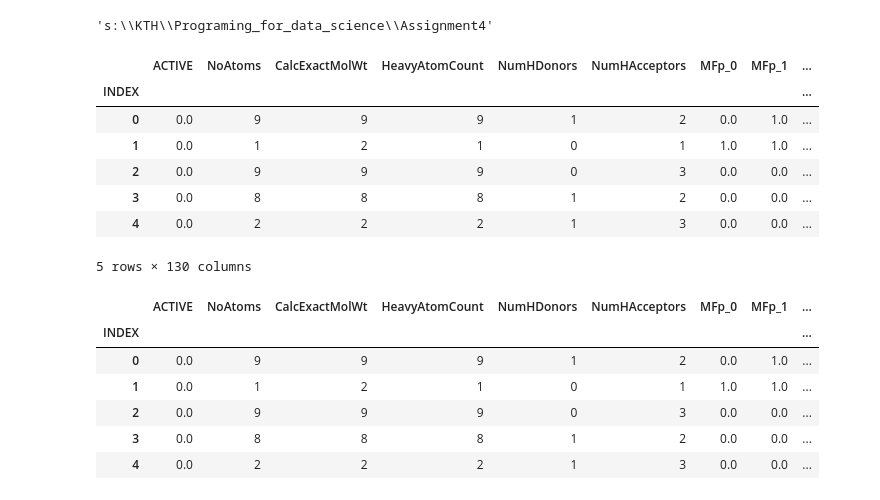
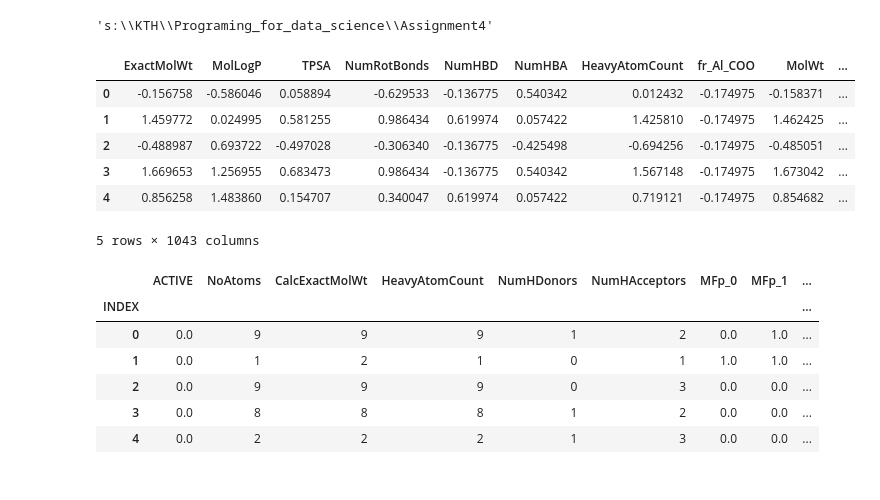
Before and after one commit to shoshano/Programing_for_data_science, a Jupyter notebook: Assignment4/model_selections.ipynb, the cells around one changed output. Drawn from its saved outputs; the diff is of its cells as text; code cells hidden in the pictures.

```diff
--- a/Assignment4/model_selections.ipynb
+++ b/Assignment4/model_selections.ipynb
@@ -49,18 +52,20 @@ dir_path
 smoth_path = os.path.join(dir_path, "datasets", "training_smiles_processed_smoth.csv")
 adysyn_path = os.path.join(dir_path, "datasets", "training_smiles_processed_adysyn.csv")
 inbalance_path = os.path.join(dir_path, "datasets", "training_smiles_processed_norm_bins.csv")
+no_fp_path = os.path.join(dir_path, "datasets", "training_smiles_processed_without_fingerprints.csv")
+fp_path = os.path.join("S:\KTH\Programing_for_data_science\preprocessed_smiles_data.csv")
 # %%
-smoth_data = pd.read_csv(smoth_path, index_col = 'INDEX')
-smoth_data.head()
+fp_data = pd.read_csv(fp_path)
+# fp_data, normalisation_mask = create_normalization(fp_data, "minmax")
+fp_data.head()
 # %% [output]
-|  | ACTIVE | NoAtoms | CalcExactMolWt | HeavyAtomCount | NumHDonors | NumHAcceptors | MFp_0 | MFp_1 | ... |
-| INDEX |  |  |  |  |  |  |  |  | ... |
-| 0 | 0.0 | 9 | 9 | 9 | 1 | 2 | 0.0 | 1.0 | ... |
-| 1 | 0.0 | 1 | 2 | 1 | 0 | 1 | 1.0 | 1.0 | ... |
-| 2 | 0.0 | 9 | 9 | 9 | 0 | 3 | 0.0 | 0.0 | ... |
-| 3 | 0.0 | 8 | 8 | 8 | 1 | 2 | 0.0 | 0.0 | ... |
-| 4 | 0.0 | 2 | 2 | 2 | 1 | 3 | 0.0 | 0.0 | ... |
+|  | ExactMolWt | MolLogP | TPSA | NumRotBonds | NumHBD | NumHBA | HeavyAtomCount | fr_Al_COO | MolWt | ... |
+| 0 | -0.156758 | -0.586046 | 0.058894 | -0.629533 | -0.136775 | 0.540342 | 0.012432 | -0.174975 | -0.158371 | ... |
+| 1 | 1.459772 | 0.024995 | 0.581255 | 0.986434 | 0.619974 | 0.057422 | 1.425810 | -0.174975 | 1.462425 | ... |
+| 2 | -0.488987 | 0.693722 | -0.497028 | -0.306340 | -0.136775 | -0.425498 | -0.694256 | -0.174975 | -0.485051 | ... |
+| 3 | 1.669653 | 1.256955 | 0.683473 | 0.986434 | -0.136775 | 0.540342 | 1.567148 | -0.174975 | 1.673042 | ... |
+| 4 | 0.856258 | 1.483860 | 0.154707 | 0.340047 | 0.619974 | 0.057422 | 0.719121 | -0.174975 | 0.854682 | ... |
-5 rows × 130 columns
+5 rows × 1043 columns
 # %%
 adysyn_data = pd.read_csv(adysyn_path, index_col = 'INDEX')
 adysyn_data.head()
```
Also changed, not shown: parts of 6 cells of this notebook, 5 other files.
